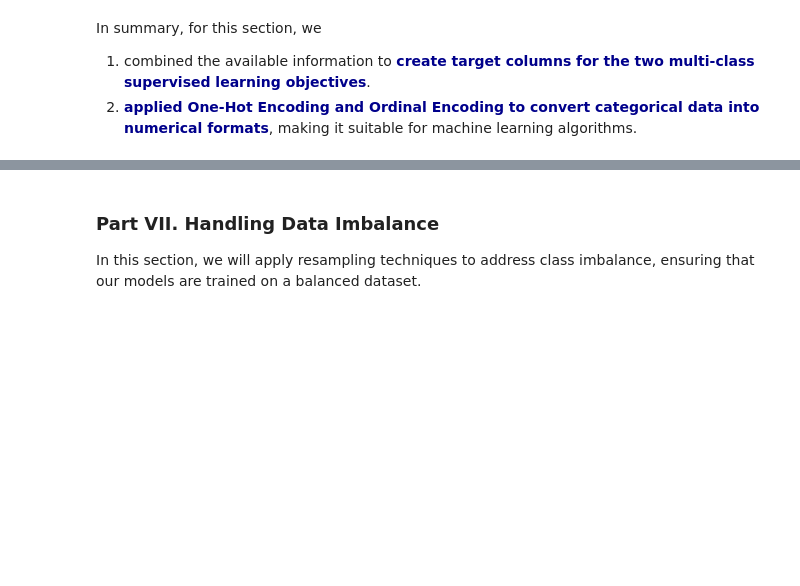
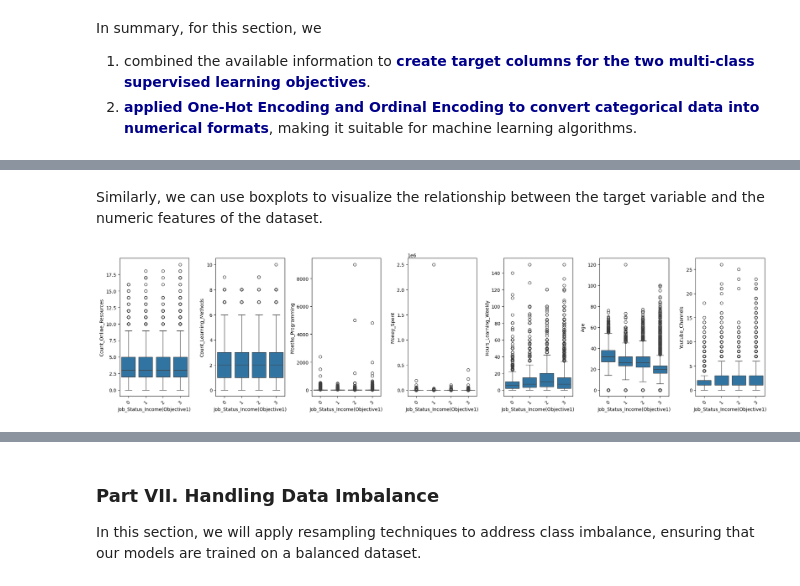
Before and after one commit to jiemluo/team-codecamp, a Jupyter notebook: 1.Data_Exploration.ipynb, the cells around one changed output, grey strips where cells are left out. Cells and saved outputs as stored; diff of their text form; code cells hidden in the pictures; blank space fills up the shorter version.

```diff
--- a/1.Data_Exploration.ipynb
+++ b/1.Data_Exploration.ipynb
@@ -1040,0 +1062,19 @@ data_expo.head(5)
+# %% [markdown]
+Similarly, we can use boxplots to visualize the relationship between the target variable and the numeric features of the dataset.
+# %%
+# List of columns to plot (y values)
+num_features = ['Count_Online_Resources','Count_Learning_Methods', 'Months_Programming', 'Money_Spent', 'Hours_Learning_Weekly','Age','Youtube_Channels']
+
+# Set up the figure and axes for subplots (1 row, 5 columns, based on the number of features)
+fig, axes = plt.subplots(1, len(num_features), figsize=(20, 5))
+
+# Loop over each feature and create a separate box plot
+for i, feature in enumerate(num_features):
+    sns.boxplot(x='Job_Status_Income(Objective1)', y=feature, data=data_expo, ax=axes[i])
+    axes[i].tick_params(axis='x', rotation=45)
+
+# Adjust layout to make room for titles and avoid overlap
+plt.tight_layout()
+plt.show()
+# %% [output]
+[figure, added]
```
Also changed, not shown: parts of 9 cells of this notebook, 1 other file.
